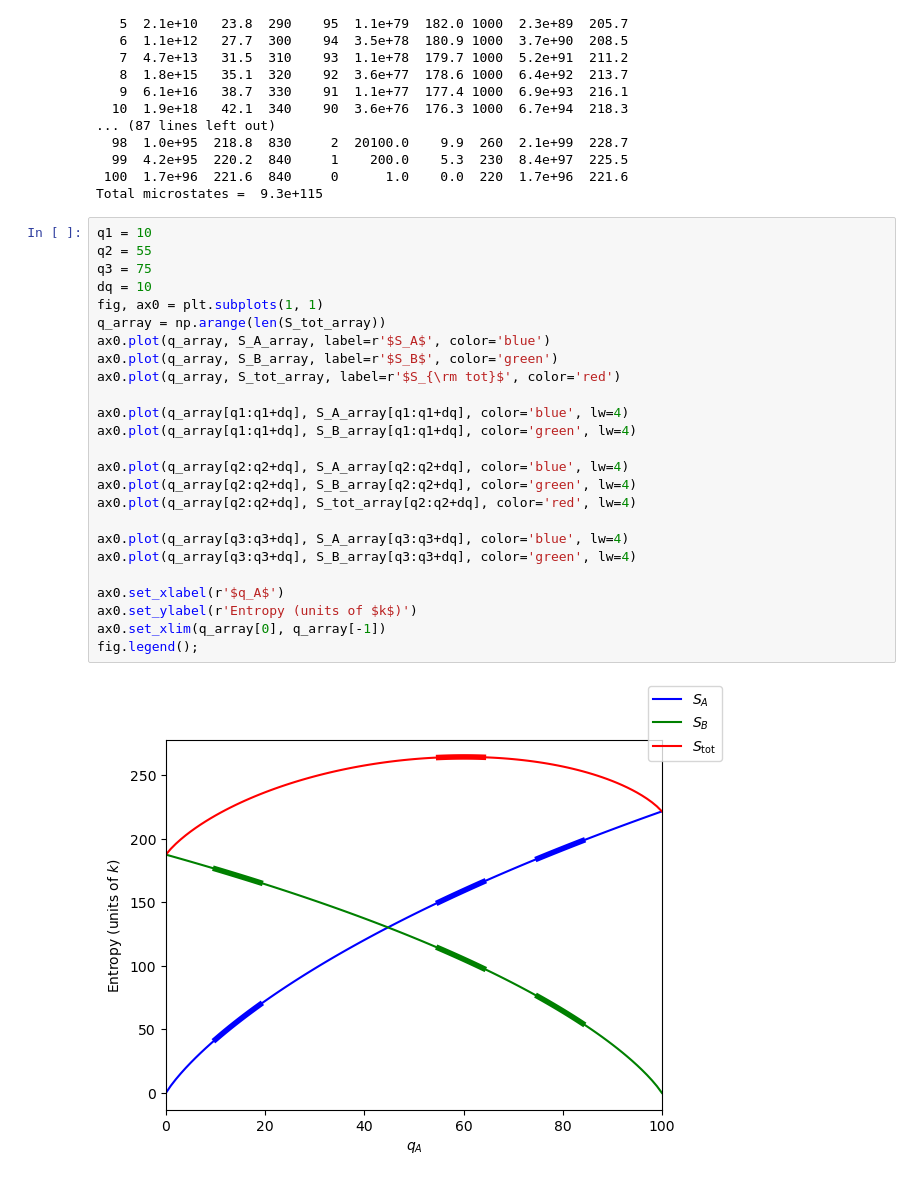
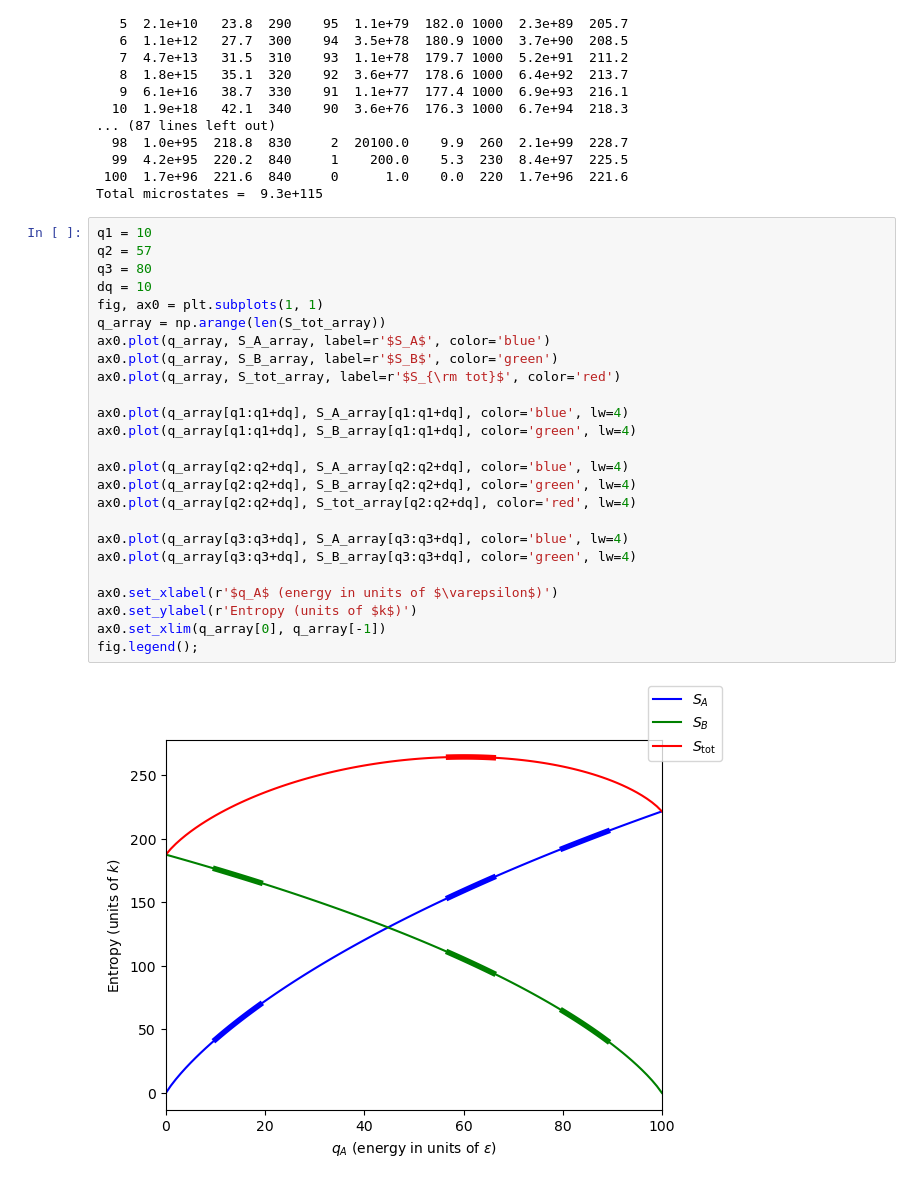
Before and after one commit to furnstahl/Physics-5600, a Jupyter notebook: Schroeder_Table_3p1_Figure_3p1.ipynb, the cells around one changed output. Drawn from its saved outputs; the diff is of its cells as text.

```diff
--- a/Schroeder_Table_3p1_Figure_3p1.ipynb
+++ b/Schroeder_Table_3p1_Figure_3p1.ipynb
@@ -157,28 +157,28 @@ S_A_array, S_B_array, S_tot_array = macrostate_table(300, 200, 100)
 Total microstates =  9.3e+115
 # %%
 q1 = 10
-q2 = 55
-q3 = 75
+q2 = 57
+q3 = 80
 dq = 10
 fig, ax0 = plt.subplots(1, 1)
 q_array = np.arange(len(S_tot_array))
 ax0.plot(q_array, S_A_array, label=r'$S_A$', color='blue')
 ax0.plot(q_array, S_B_array, label=r'$S_B$', color='green')
 ax0.plot(q_array, S_tot_array, label=r'$S_{\rm tot}$', color='red')
 
 ax0.plot(q_array[q1:q1+dq], S_A_array[q1:q1+dq], color='blue', lw=4)
 ax0.plot(q_array[q1:q1+dq], S_B_array[q1:q1+dq], color='green', lw=4)
 
 ax0.plot(q_array[q2:q2+dq], S_A_array[q2:q2+dq], color='blue', lw=4)
 ax0.plot(q_array[q2:q2+dq], S_B_array[q2:q2+dq], color='green', lw=4)
 ax0.plot(q_array[q2:q2+dq], S_tot_array[q2:q2+dq], color='red', lw=4)
 
 ax0.plot(q_array[q3:q3+dq], S_A_array[q3:q3+dq], color='blue', lw=4)
 ax0.plot(q_array[q3:q3+dq], S_B_array[q3:q3+dq], color='green', lw=4)
 
-ax0.set_xlabel(r'$q_A$')
+ax0.set_xlabel(r'$q_A$ (energy in units of $\varepsilon$)')
 ax0.set_ylabel(r'Entropy (units of $k$)')
 ax0.set_xlim(q_array[0], q_array[-1])
 fig.legend();
 # %% [output]
-[figure, old version]
+[figure, new version]
```
Also changed, not shown: parts of 14 cells of this notebook.
